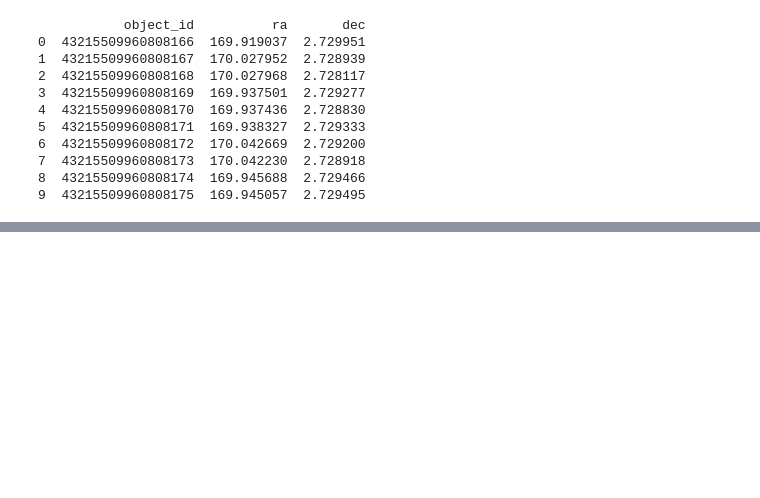
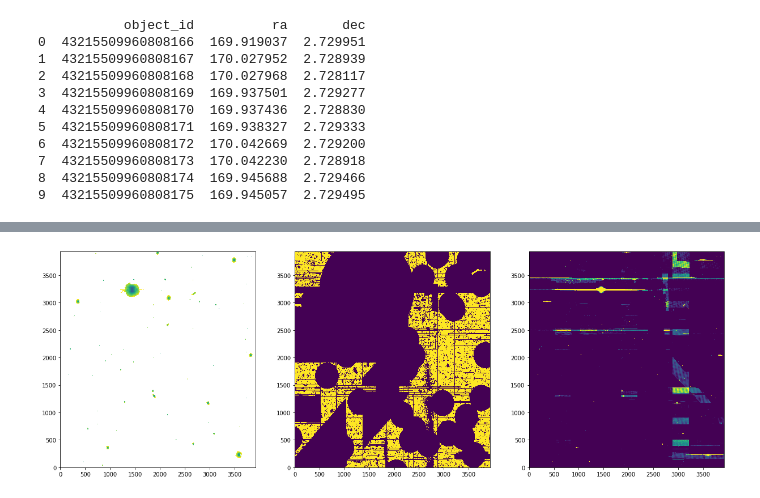
Before and after one commit to cbottrell/RealSim_HSC, a Jupyter notebook: testing.ipynb, the cells around one changed output, grey strips where cells are left out. Drawn from its saved outputs; the diff is of its cells as text; code cells hidden in the pictures; blank space fills up the shorter version.

```diff
--- a/testing.ipynb
+++ b/testing.ipynb
@@ -972,0 +1384,84 @@ print(df.head(10))
+# %%
+from astropy.io import fits
+import numpy as np
+import matplotlib.pyplot as plt
+from astropy.wcs import WCS
+
+def coord_mask(filename,keys=['MP_BAD', 'MP_BRIGHT_OBJECT', 'MP_CLIPPED', 'MP_CR', 'MP_CROSSTALK',
+                                 'MP_DETECTED', 'MP_DETECTED_NEGATIVE', 'MP_EDGE', 'MP_INEXACT_PSF',
+                                 'MP_INTRP', 'MP_NOT_DEBLENDED', 'MP_NO_DATA', 'MP_REJECTED',
+                                 'MP_SAT', 'MP_SENSOR_EDGE', 'MP_SUSPECT', 'MP_UNMASKEDNAN']):
+    '''
+    Coordinate mask for insertions. Assumes that the mask is the 2nd hdu object.
+    Use all flags by default (i.e. only pixels with no flags are used for insertions).
+    '''
+    mask_hdr = fits.getheader(filename,2)
+    mask_dat = fits.getdata(filename,2).astype(np.uint32)
+    mask_out = np.ones_like(mask_dat)
+
+    for key in keys:
+        mask_out[(mask_dat & 2**mask_hdr[key]).astype(bool)]=0
+    return mask_out.astype(np.int8)
+
+filename = 'Cutouts/4-cutout-HSC-I-9599-s21a_wide.fits'
+
+hdu = fits.open(filename)
+img = hdu[1].data
+
+mask_keys=['MP_BAD', 'MP_BRIGHT_OBJECT', 'MP_CLIPPED', 'MP_CR', 'MP_CROSSTALK',
+                              'MP_DETECTED', 'MP_DETECTED_NEGATIVE', 'MP_EDGE', 'MP_INEXACT_PSF',
+                              'MP_INTRP', 'MP_NOT_DEBLENDED', 'MP_NO_DATA', 'MP_REJECTED',
+                              'MP_SAT', 'MP_SENSOR_EDGE', 'MP_SUSPECT', 'MP_UNMASKEDNAN']
+
+mask = coord_mask(filename,keys=mask_keys)
+
+npixels_hsc = 2048
+
+nrows,ncols = mask.shape
+hw = int(np.ceil(npixels_hsc/2))
+# pixels within 10% of image size from either side
+border_mask = np.zeros(mask.shape,dtype=np.int8)
+row_min,row_max = max(hw,int(0.1*nrows)),min(nrows-hw,int(0.9*nrows))
+col_min,col_max = max(hw,int(0.1*ncols)),min(ncols-hw,int(0.9*ncols))
+border_mask[row_min:row_max,col_min:col_max]=1
+# map of possible injection sites
+# mask *= border_mask
+# index of injection site for map
+index = np.random.choice(int(np.sum(mask)))
+# coordinates of injection site
+coords = np.argwhere(mask)[index]
+
+row,col = coords
+
+w = WCS(hdu[3].header)
+
+
+
+
+fig,axarr = plt.subplots(1,3,figsize=(21,7))
+
+
+axarr[0].imshow((-2.5*np.log10(img/0.168**2)+27),vmin=16,vmax=24,origin='lower',aspect='auto')
+axarr[1].imshow(mask,vmin=0,vmax=1,origin='lower',interpolation='None',aspect='auto')
+
+# axarr[1].scatter(col,row,s=100)
+
+ra,dec = w.all_pix2world(col,row,1,ra_dec_order=True)
+
+col,row = w.all_world2pix(ra,dec,1,ra_dec_order=True)
+
+# axarr[1].scatter(col,row,s=50,c='red')
+
+
+hdulist = fits.open(filename)
+hdulist.info()
+f0 = hdulist[0].header['FLUXMAG0']
+img = img/f0*1e9
+var = np.var(img[mask==1])
+print(var)
+
+variance = fits.getdata(filename,3)
+
+print(np.median(variance[mask==1])*(1e9/f0)**2)
+axarr[2].imshow(variance,vmin=0.0063,vmax=0.01,origin='lower',interpolation='None',aspect='auto')
+# %% [output]
@@ -972,0 +1477 @@ print(df.head(10))
+[figure, added]
```
Also changed, not shown: parts of 13 cells of this notebook, 2 other files.
